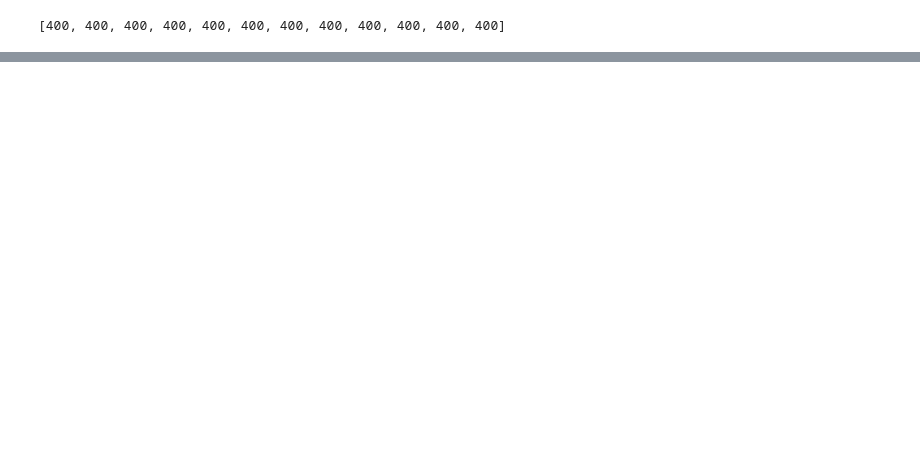
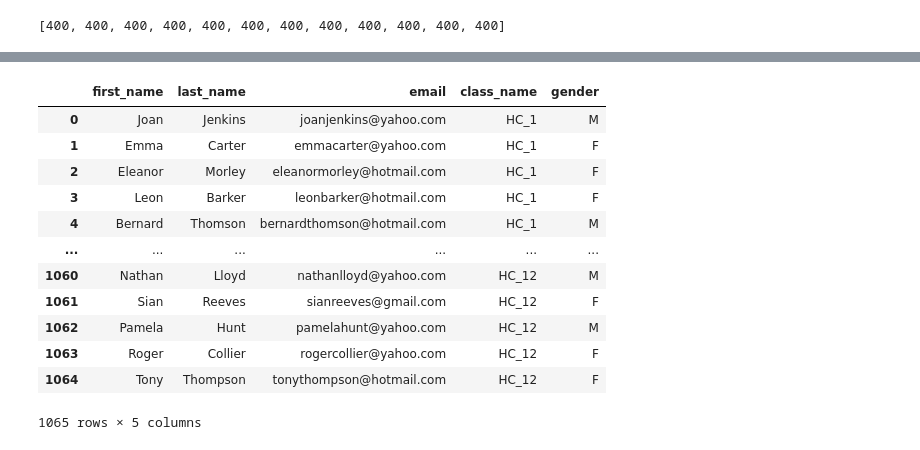
Before and after one commit to SamNgigi/ms_data_engineer_assessment, a Jupyter notebook: solution/solution.ipynb, the cells around one changed output, grey strips where cells are left out. Cells and saved outputs as stored; diff of their text form; code cells hidden in the pictures; blank space fills up the shorter version.

```diff
--- a/solution/solution.ipynb
+++ b/solution/solution.ipynb
@@ -904,0 +946,18 @@ Name: mod_count, dtype: int64
+# %%
+graduate_persons = pd.merge(graduates, peoples_df[['person_id', 'first_name', 'last_name', 'email']], how='inner', on='person_id').drop(['class_id', 'end_date', 'id'], axis=1)
+graduate_persons = graduate_persons[['first_name','last_name','email', 'class_name','gender']]
+graduate_persons
+# %% [output]
+|  | first_name | last_name | email | class_name | gender |
+| 0 | Joan | Jenkins | joanjenkins@yahoo.com | HC_1 | M |
+| 1 | Emma | Carter | emmacarter@yahoo.com | HC_1 | F |
+| 2 | Eleanor | Morley | eleanormorley@hotmail.com | HC_1 | F |
+| 3 | Leon | Barker | leonbarker@hotmail.com | HC_1 | F |
+| 4 | Bernard | Thomson | bernardthomson@hotmail.com | HC_1 | M |
+| ... | ... | ... | ... | ... | ... |
+| 1060 | Nathan | Lloyd | nathanlloyd@yahoo.com | HC_12 | M |
+| 1061 | Sian | Reeves | sianreeves@gmail.com | HC_12 | F |
+| 1062 | Pamela | Hunt | pamelahunt@yahoo.com | HC_12 | M |
+| 1063 | Roger | Collier | rogercollier@yahoo.com | HC_12 | F |
+| 1064 | Tony | Thompson | tonythompson@hotmail.com | HC_12 | F |
+1065 rows × 5 columns
```
Also changed, not shown: parts of 10 cells of this notebook, 4 other files.
